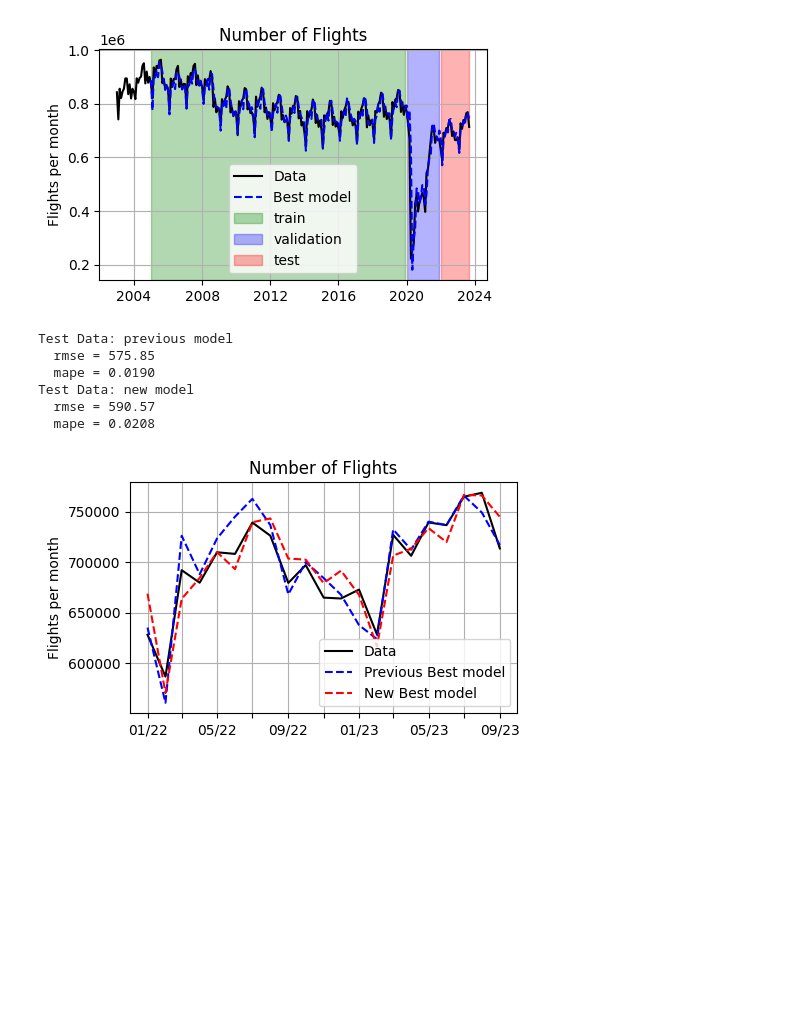
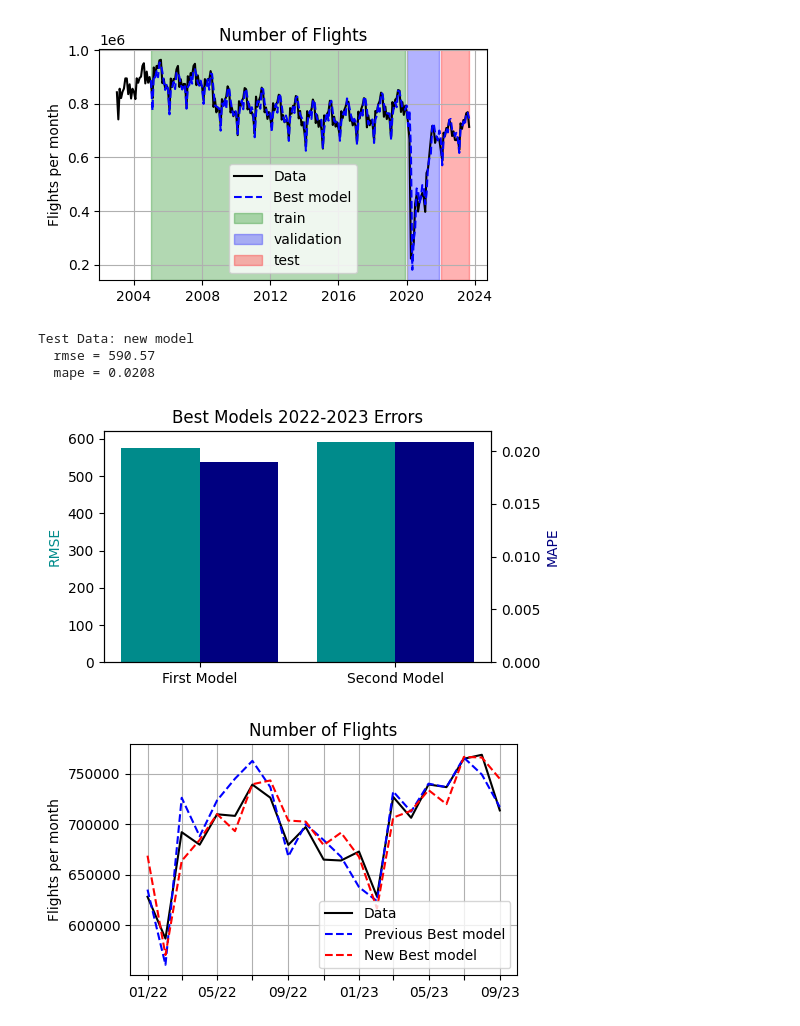
Before and after one commit to TiagoCAAmorim/machine_learning, a Jupyter notebook: Lista01/Lista01.ipynb, the cells around one changed output. Cells and saved outputs as stored; diff of their text form; code cells hidden in the pictures; blank space fills up the shorter version.

```diff
--- a/Lista01/Lista01.ipynb
+++ b/Lista01/Lista01.ipynb
@@ -734,13 +788,13 @@ plt.show()
 [figure]
 # %%
 y = df_test['y']
-X = scaler.transform(df_test[all_x_columns])[best_columns]
-y_predict = best_model.predict(X)
-rmse = root_mean_squared_error(y, y_predict)
-mape = mean_absolute_percentage_error(y, y_predict)
-print('Test Data: previous model')
-print(f'  rmse = {rmse:0.2f}')
-print(f'  mape = {mape:0.4f}')
+# X = scaler.transform(df_test[all_x_columns])[best_columns]
+# y_predict = best_model.predict(X)
+# rmse = root_mean_squared_error(y, y_predict)
+# mape = mean_absolute_percentage_error(y, y_predict)
+# print('Test Data: previous model')
+# print(f'  rmse = {rmse:0.2f}')
+# print(f'  mape = {mape:0.4f}')
 
 X = scaler.transform(df_test[all_x_columns])[best_columns_new]
 y_predict_new = best_model_new.predict(X)
@@ -750,12 +804,38 @@ print('Test Data: new model')
 print(f'  rmse = {rmse_new:0.2f}')
 print(f'  mape = {mape_new:0.4f}')
 # %% [output]
-Test Data: previous model
-  rmse = 575.85
-  mape = 0.0190
 Test Data: new model
   rmse = 590.57
   mape = 0.0208
+# %%
+fig, ax1 = plt.subplots(figsize=(5, 3))
+
+labels = ['First Model', 'Second Model']
+rmse_best_models = [
+    rmse_2223,
+    rmse_new
+    ]
+
+ax1.bar(np.arange(len(labels)) - 0.2, rmse_best_models, color='darkcyan', width=0.4, align='center')
+ax1.set_ylabel('RMSE', color='darkcyan')
+
+mape_best_models = [
+    mape_2223,
+    mape_new
+    ]
+
+ax2 = ax1.twinx()
+ax2.bar(np.arange(len(labels)) + 0.2, mape_best_models, color='navy', width=0.4, align='center')
+ax2.set_ylabel('MAPE', color='navy')
+
+plt.title('Best Models 2022-2023 Errors')
+ax1.set_xticks(np.arange(len(labels)))
+ax1.set_xticklabels(labels)
+# plt.grid(True)
+plt.savefig('report/C3_RMSE.png', bbox_inches='tight')
+plt.show()
+# %% [output]
+[figure, added]
 # %%
 df_ = df.loc['2022-01-01':'2023-09-01']
 
```
Also changed, not shown: parts of 25 cells of this notebook, 4 other files.
